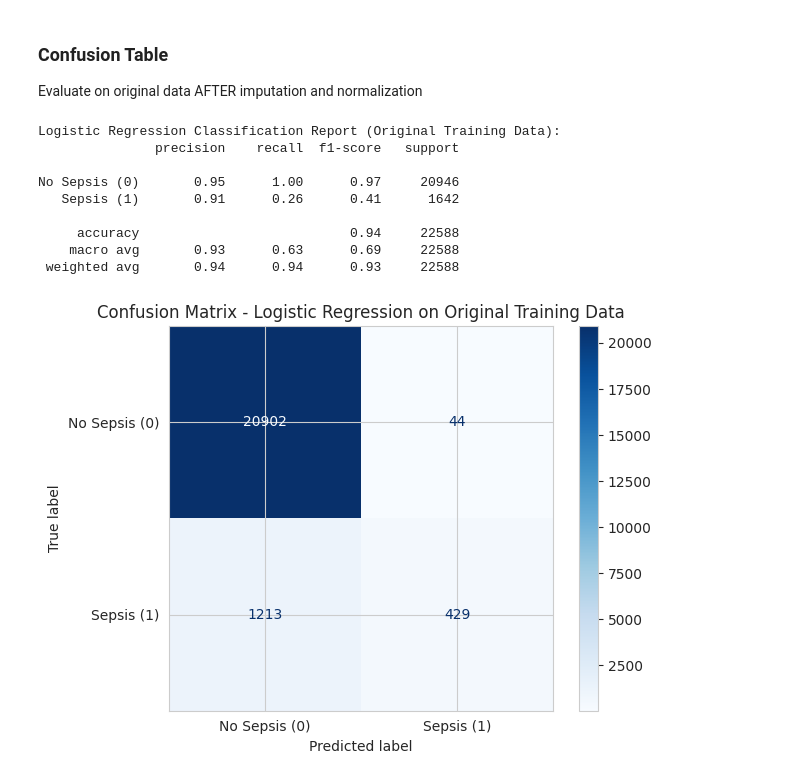
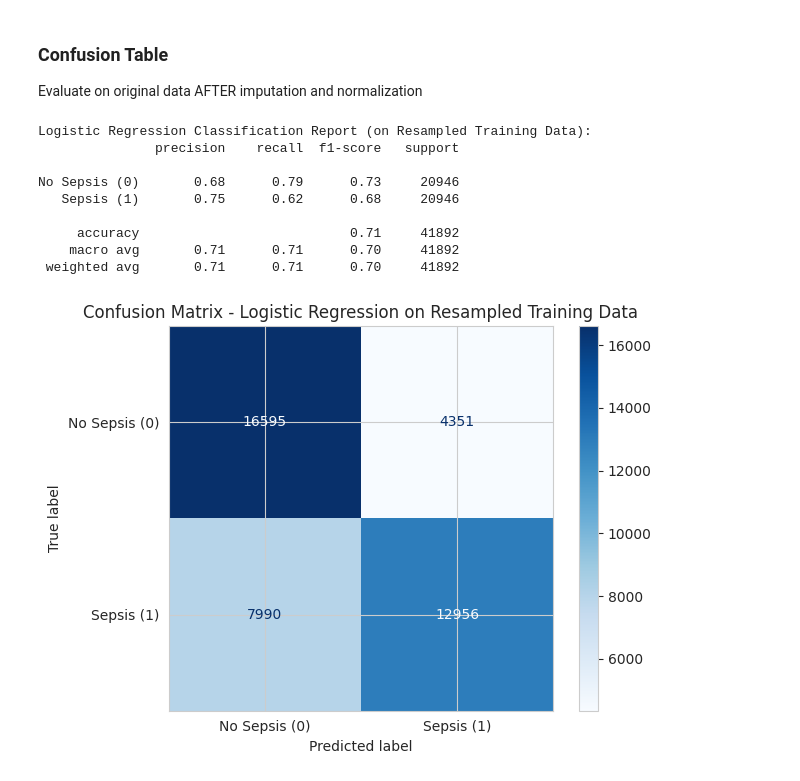
Before and after one commit to pineapple-666/Detect-Sepsis-in-Patients-Before-it-Emerges, a Jupyter notebook: notebook/Step1_Data_Exploring.ipynb, the cells around one changed output. Cells and saved outputs as stored; diff of their text form; code cells hidden in the pictures.

```diff
--- a/notebook/Step1_Data_Exploring.ipynb
+++ b/notebook/Step1_Data_Exploring.ipynb
@@ -799,34 +814,38 @@ AttributeError: 'DataFrame' object has no attribute 'label'
 ### Confusion Table
 Evaluate on original data AFTER imputation and normalization
 # %%
-from sklearn.metrics import confusion_matrix, ConfusionMatrixDisplay, classification_report
-import matplotlib.pyplot as plt
+## Evaluation on the training data
+# Logistic Regression using sklearn
+logreg = LogisticRegression(max_iter=1000)
 
-# Get predictions on original training data
-probs_original = results.predict(X_normalized)
-predicted_original = (probs_original > 0.5).astype(int)
+# Fit on the resampled training data (after SMOTE)
+# X_resampled contains features, y_resampled contains labels
+logreg.fit(X_resampled, y_resampled)
+
+# Make predictions on the same resampled training data
+y_pred_logreg = logreg.predict(X_resampled)
 
 # Print Classification Report
-print("Logistic Regression Classification Report (Original Training Data):")
-print(classification_report(y, predicted_original,
+print("Logistic Regression Classification Report (on Resampled Training Data):")
+print(classification_report(y_resampled, y_pred_logreg,
                            target_names=['No Sepsis (0)', 'Sepsis (1)']))
 
 # Create and display confusion matrix
-cm = confusion_matrix(y, predicted_original)
+cm = confusion_matrix(y_resampled, y_pred_logreg)
 disp = ConfusionMatrixDisplay(confusion_matrix=cm,
                               display_labels=['No Sepsis (0)', 'Sepsis (1)'])
 disp.plot(cmap='Blues', values_format='d')
-plt.title('Confusion Matrix - Logistic Regression on Original Training Data')
+plt.title('Confusion Matrix - Logistic Regression on Resampled Training Data')
 plt.tight_layout()
 plt.show()
 # %% [output]
-Logistic Regression Classification Report (Original Training Data):
+Logistic Regression Classification Report (on Resampled Training Data):
                precision    recall  f1-score   support
 
-No Sepsis (0)       0.95      1.00      0.97     20946
-   Sepsis (1)       0.91      0.26      0.41      1642
+No Sepsis (0)       0.68      0.79      0.73     20946
+   Sepsis (1)       0.75      0.62      0.68     20946
 
-     accuracy                           0.94     22588
-    macro avg       0.93      0.63      0.69     22588
- weighted avg       0.94      0.94      0.93     22588
+     accuracy                           0.71     41892
+    macro avg       0.71      0.71      0.70     41892
+ weighted avg       0.71      0.71      0.70     41892
-[figure, old version]
+[figure, new version]
```
Also changed, not shown: parts of 4 cells of this notebook.
